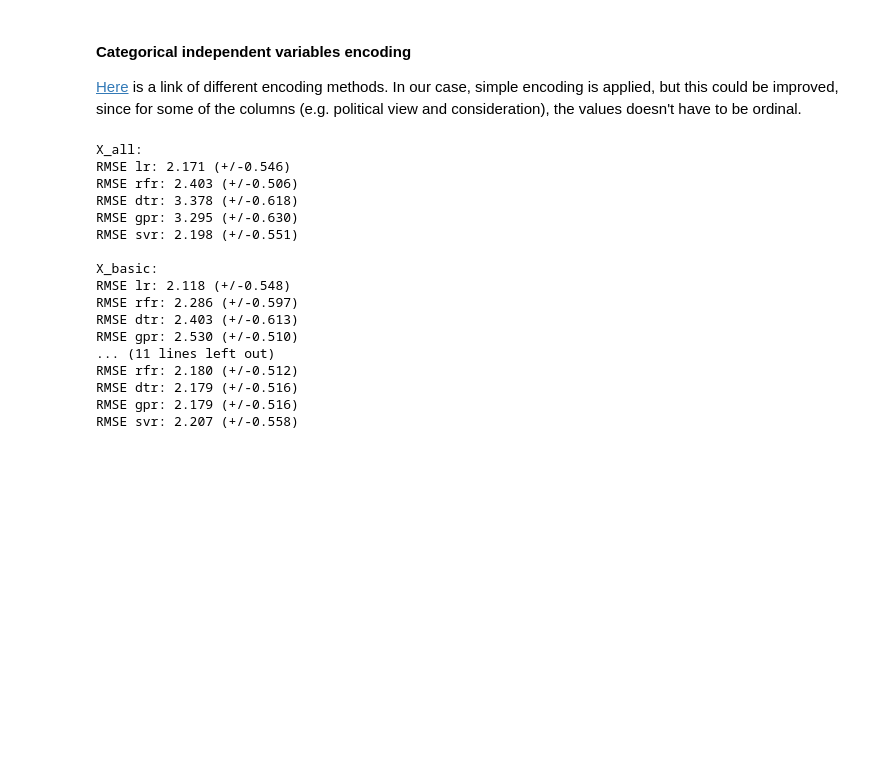
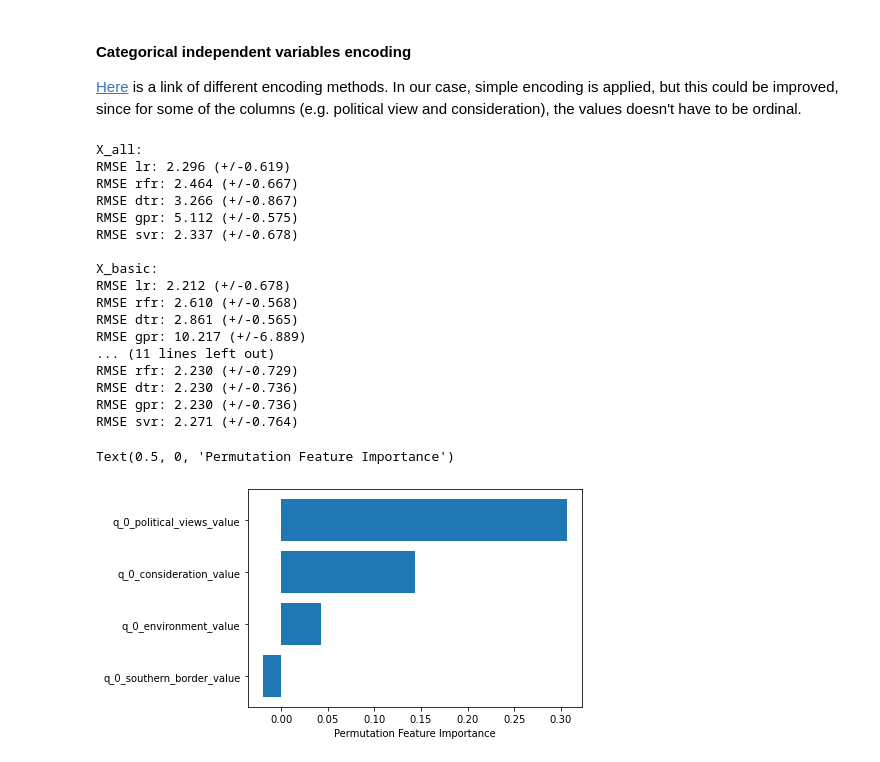
Before and after one commit to EyeofBeholder-NLeSC/play-around-sample-set, a Jupyter notebook: notebooks/IPM_worker_reliability.ipynb, the cells around one changed output. Drawn from its saved outputs; the diff is of its cells as text; code cells hidden in the pictures; blank space fills up the shorter version.

```diff
--- a/notebooks/IPM_worker_reliability.ipynb
+++ b/notebooks/IPM_worker_reliability.ipynb
@@ -104,7 +104,7 @@ sns.heatmap(
 [Here](https://stats.oarc.ucla.edu/spss/faq/coding-systems-for-categorical-variables-in-regression-analysis-2/) is a link of different encoding methods. In our case, simple encoding is applied, but this could be improved, since for some of the columns (e.g. political view and consideration), the values doesn't have to be ordinal.
 # %%
 # machine learning tasks setup
-X_all = worker_data[[
+X = worker_data[[
     "q_0_age_value",
     "q_0_school_value",
     "q_0_taxes_value",
@@ -116,23 +116,25 @@ X_all = worker_data[[
     "q_2_marks_score",
     "q_3_athletics_score",
 ]]
-X_basic = worker_data[[
+y = worker_data["doc_assessment_mse"]
+
+X_train, X_test, y_train, y_test = train_test_split(X, y, test_size=0.2)
+X_train_basic = X_train[[
     "q_0_age_value",
     "q_0_school_value",
     "q_0_taxes_value",
 ]]
-X_policical = worker_data[[
+X_train_policical = X_train[[
     "q_0_political_views_value",
     "q_0_consideration_value",
     "q_0_southern_border_value",
     "q_0_environment_value",
 ]]
-X_crt = worker_data[[
+X_train_crt = X_train[[
     "q_1_farmers_score",
     "q_2_marks_score",
     "q_3_athletics_score",
 ]]
-y = worker_data["doc_assessment_mse"]
 kfold = KFold(n_splits=10)
 # %%
 # model selection
@@ -158,28 +160,28 @@ def model_comparision(X, y):
     print()
 
 print("X_all:")
-model_comparision(X=X_all, y=y)
+model_comparision(X=X_train, y=y_train)
 print("X_basic:")
-model_comparision(X=X_basic, y=y)
+model_comparision(X=X_train_basic, y=y_train)
 print("X_policical:")
-model_comparision(X=X_policical, y=y)
+model_comparision(X=X_train_policical, y=y_train)
 print("X_crt:")
-model_comparision(X=X_crt, y=y)
+model_comparision(X=X_train_crt, y=y_train)
 # %% [output]
 X_all:
-RMSE lr: 2.171 (+/-0.546)
-RMSE rfr: 2.403 (+/-0.506)
-RMSE dtr: 3.378 (+/-0.618)
-RMSE gpr: 3.295 (+/-0.630)
-RMSE svr: 2.198 (+/-0.551)
+RMSE lr: 2.296 (+/-0.619)
+RMSE rfr: 2.464 (+/-0.667)
+RMSE dtr: 3.266 (+/-0.867)
+RMSE gpr: 5.112 (+/-0.575)
+RMSE svr: 2.337 (+/-0.678)
 
 X_basic:
-RMSE lr: 2.118 (+/-0.548)
-RMSE rfr: 2.286 (+/-0.597)
-RMSE dtr: 2.403 (+/-0.613)
-RMSE gpr: 2.530 (+/-0.510)
+RMSE lr: 2.212 (+/-0.678)
+RMSE rfr: 2.610 (+/-0.568)
+RMSE dtr: 2.861 (+/-0.565)
+RMSE gpr: 10.217 (+/-6.889)
 ... (11 lines left out)
-RMSE rfr: 2.180 (+/-0.512)
-RMSE dtr: 2.179 (+/-0.516)
-RMSE gpr: 2.179 (+/-0.516)
-RMSE svr: 2.207 (+/-0.558)
+RMSE rfr: 2.230 (+/-0.729)
+RMSE dtr: 2.230 (+/-0.736)
+RMSE gpr: 2.230 (+/-0.736)
+RMSE svr: 2.271 (+/-0.764)
@@ -187,0 +188,17 @@ RMSE svr: 2.207 (+/-0.558)
+# %%
+# plot of feature importance
+X_test_political = X_test[[
+    "q_0_political_views_value",
+    "q_0_consideration_value",
+    "q_0_southern_border_value",
+    "q_0_environment_value",
+]]
+
+model_lr.fit(X_train_policical, y_train)
+perm_importance = permutation_importance(model_svr_optimal, X_test_political, y_test)
+sort_index = perm_importance.importances_mean.argsort()
+plt.barh(X_train_policical.columns.astype("string")[sort_index], perm_importance.importances_mean[sort_index])
+plt.xlabel("Permutation Feature Importance")
+# %% [output]
+Text(0.5, 0, 'Permutation Feature Importance')
+[figure, added]
```
Also changed, not shown: parts of 2 cells of this notebook.
